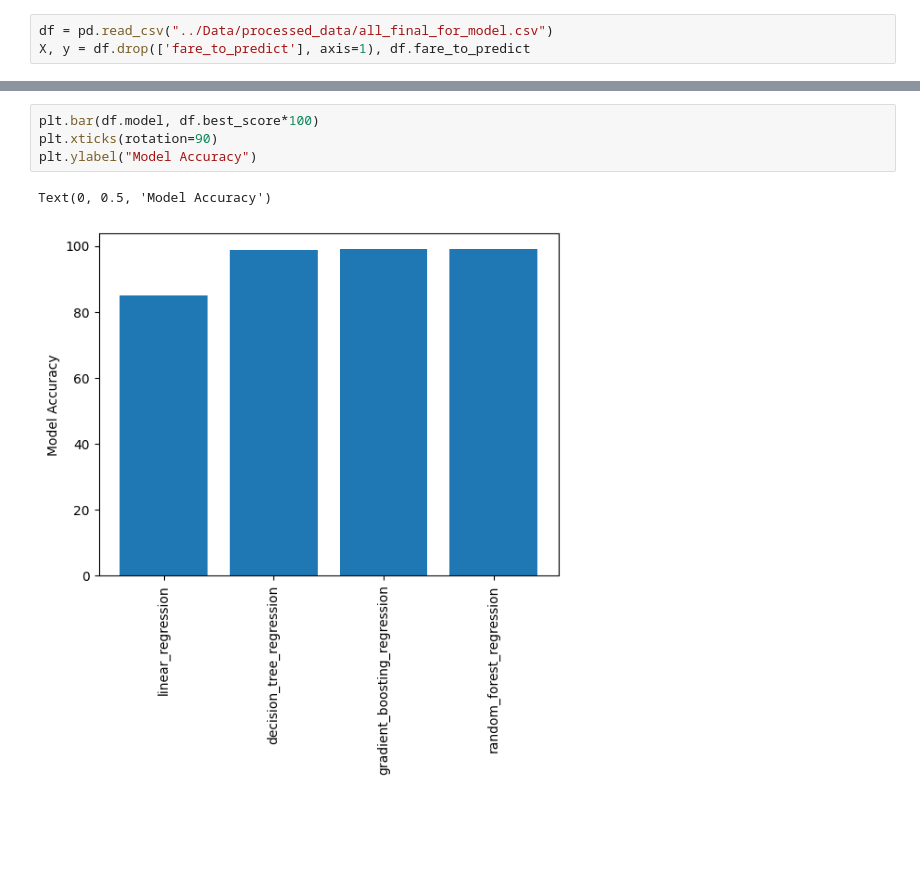
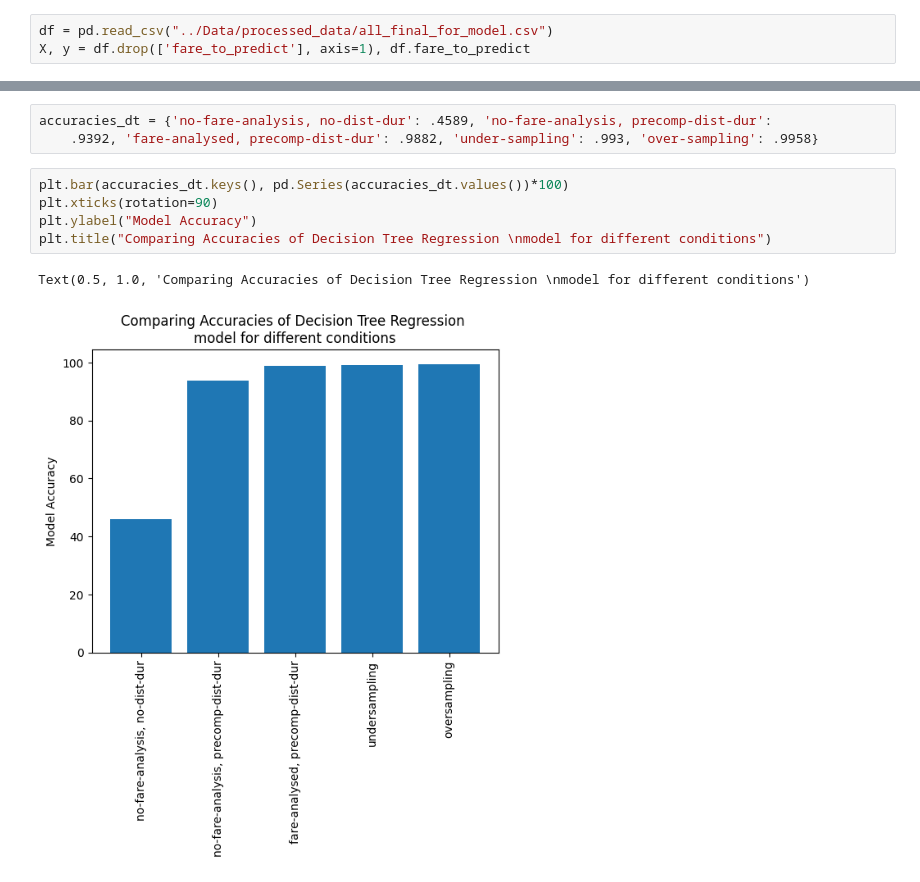
Before and after one commit to bhavya2403/TrainTripper, a Jupyter notebook: Modelling/both_df_combined.ipynb, the cells around one changed output, grey strips where cells are left out. Cells and saved outputs as stored; diff of their text form; blank space fills up the shorter version.

Commit message:
in search algo: adding filter by date, more modelling, completing combining step

```diff
--- a/Modelling/both_df_combined.ipynb
+++ b/Modelling/both_df_combined.ipynb
@@ -77,7 +64,11 @@ Running for 4/4 model (random_forest_regression)...
+# %%
+accuracies_dt = {'no-fare-analysis, no-dist-dur': .4589, 'no-fare-analysis, precomp-dist-dur':
+    .9392, 'fare-analysed, precomp-dist-dur': .9882, 'under-sampling': .993, 'over-sampling': .9958}
 # %%
-plt.bar(df.model, df.best_score*100)
+plt.bar(accuracies_dt.keys(), pd.Series(accuracies_dt.values())*100)
 plt.xticks(rotation=90)
 plt.ylabel("Model Accuracy")
+plt.title("Comparing Accuracies of Decision Tree Regression \nmodel for different conditions")
 # %% [output]
-Text(0, 0.5, 'Model Accuracy')
+Text(0.5, 1.0, 'Comparing Accuracies of Decision Tree Regression \nmodel for different conditions')
-[figure, old version]
+[figure, new version]
```
Also changed, not shown: parts of 7 cells of this notebook, 30 other files.
